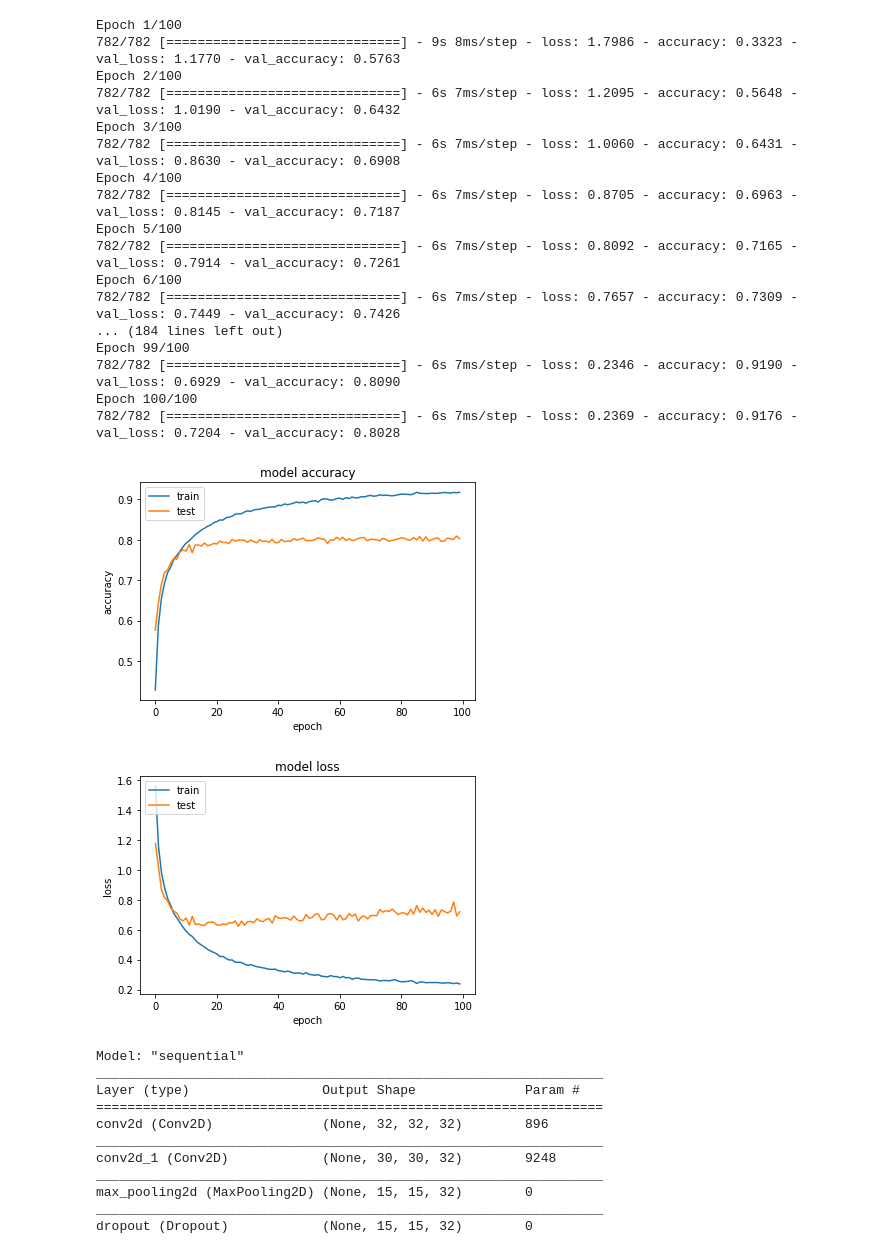
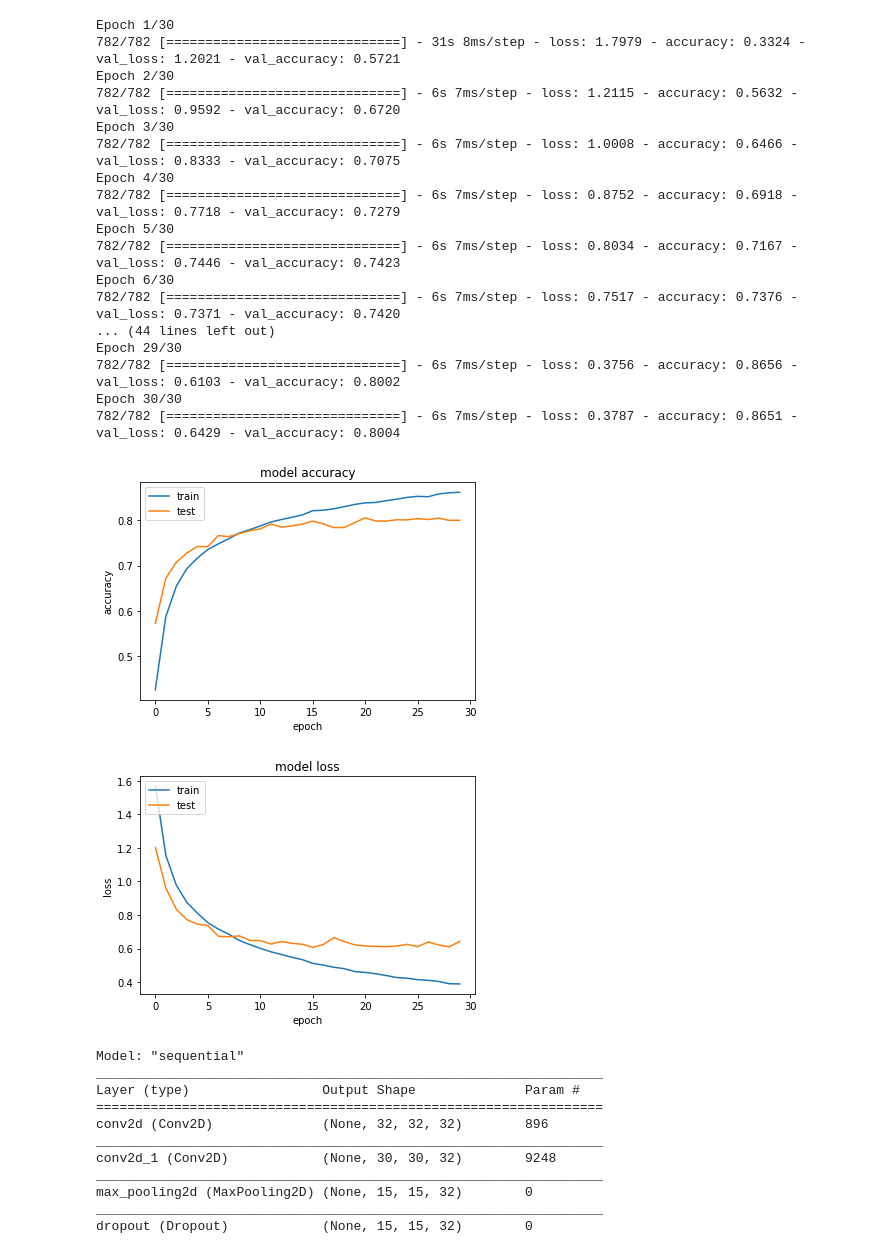
Before and after one commit to AshkanGanj/CIFAR-10-classification-with-ConvNet-Architecture, a Jupyter notebook: Image_Classification_with_ConvNet_Architecture.ipynb, the cells around one changed output. Cells and saved outputs as stored; diff of their text form; code cells hidden in the pictures.

Commit message:
update epoch number

```diff
--- a/Image_Classification_with_ConvNet_Architecture.ipynb
+++ b/Image_Classification_with_ConvNet_Architecture.ipynb
@@ -48,49 +53,49 @@ model.compile(
 # %%
 # Train the model
 history = model.fit(
     x_train,
     y_train,
     batch_size=64,
-    epochs=100,
+    epochs=30,
     validation_data=(x_test, y_test),
     shuffle=True
 )
 
 plt.plot(history.history['accuracy'])
 plt.plot(history.history['val_accuracy'])
 plt.title('model accuracy')
 plt.ylabel('accuracy')
 plt.xlabel('epoch')
 plt.legend(['train', 'test'], loc='upper left')
 plt.show()
 
 plt.plot(history.history['loss'])
 plt.plot(history.history['val_loss'])
 plt.title('model loss')
 plt.ylabel('loss')
 plt.xlabel('epoch')
 plt.legend(['train', 'test'], loc='upper left')
 plt.show()
 # %% [output]
-Epoch 1/100
-782/782 [==============================] - 9s 8ms/step - loss: 1.7986 - accuracy: 0.3323 - val_loss: 1.1770 - val_accuracy: 0.5763
-Epoch 2/100
-782/782 [==============================] - 6s 7ms/step - loss: 1.2095 - accuracy: 0.5648 - val_loss: 1.0190 - val_accuracy: 0.6432
-Epoch 3/100
-782/782 [==============================] - 6s 7ms/step - loss: 1.0060 - accuracy: 0.6431 - val_loss: 0.8630 - val_accuracy: 0.6908
-Epoch 4/100
-782/782 [==============================] - 6s 7ms/step - loss: 0.8705 - accuracy: 0.6963 - val_loss: 0.8145 - val_accuracy: 0.7187
-Epoch 5/100
-782/782 [==============================] - 6s 7ms/step - loss: 0.8092 - accuracy: 0.7165 - val_loss: 0.7914 - val_accuracy: 0.7261
-Epoch 6/100
-782/782 [==============================] - 6s 7ms/step - loss: 0.7657 - accuracy: 0.7309 - val_loss: 0.7449 - val_accuracy: 0.7426
-... (184 lines left out)
-Epoch 99/100
-782/782 [==============================] - 6s 7ms/step - loss: 0.2346 - accuracy: 0.9190 - val_loss: 0.6929 - val_accuracy: 0.8090
-Epoch 100/100
-782/782 [==============================] - 6s 7ms/step - loss: 0.2369 - accuracy: 0.9176 - val_loss: 0.7204 - val_accuracy: 0.8028
+Epoch 1/30
+782/782 [==============================] - 31s 8ms/step - loss: 1.7979 - accuracy: 0.3324 - val_loss: 1.2021 - val_accuracy: 0.5721
+Epoch 2/30
+782/782 [==============================] - 6s 7ms/step - loss: 1.2115 - accuracy: 0.5632 - val_loss: 0.9592 - val_accuracy: 0.6720
+Epoch 3/30
+782/782 [==============================] - 6s 7ms/step - loss: 1.0008 - accuracy: 0.6466 - val_loss: 0.8333 - val_accuracy: 0.7075
+Epoch 4/30
+782/782 [==============================] - 6s 7ms/step - loss: 0.8752 - accuracy: 0.6918 - val_loss: 0.7718 - val_accuracy: 0.7279
+Epoch 5/30
+782/782 [==============================] - 6s 7ms/step - loss: 0.8034 - accuracy: 0.7167 - val_loss: 0.7446 - val_accuracy: 0.7423
+Epoch 6/30
+782/782 [==============================] - 6s 7ms/step - loss: 0.7517 - accuracy: 0.7376 - val_loss: 0.7371 - val_accuracy: 0.7420
+... (44 lines left out)
+Epoch 29/30
+782/782 [==============================] - 6s 7ms/step - loss: 0.3756 - accuracy: 0.8656 - val_loss: 0.6103 - val_accuracy: 0.8002
+Epoch 30/30
+782/782 [==============================] - 6s 7ms/step - loss: 0.3787 - accuracy: 0.8651 - val_loss: 0.6429 - val_accuracy: 0.8004
-[figure, old version]
+[figure, new version]
-[figure, old version]
+[figure, new version]
 # %%
 # Save neural network structure
 model_structure = model.to_json()
```
Also changed, not shown: parts of 2 cells of this notebook.
